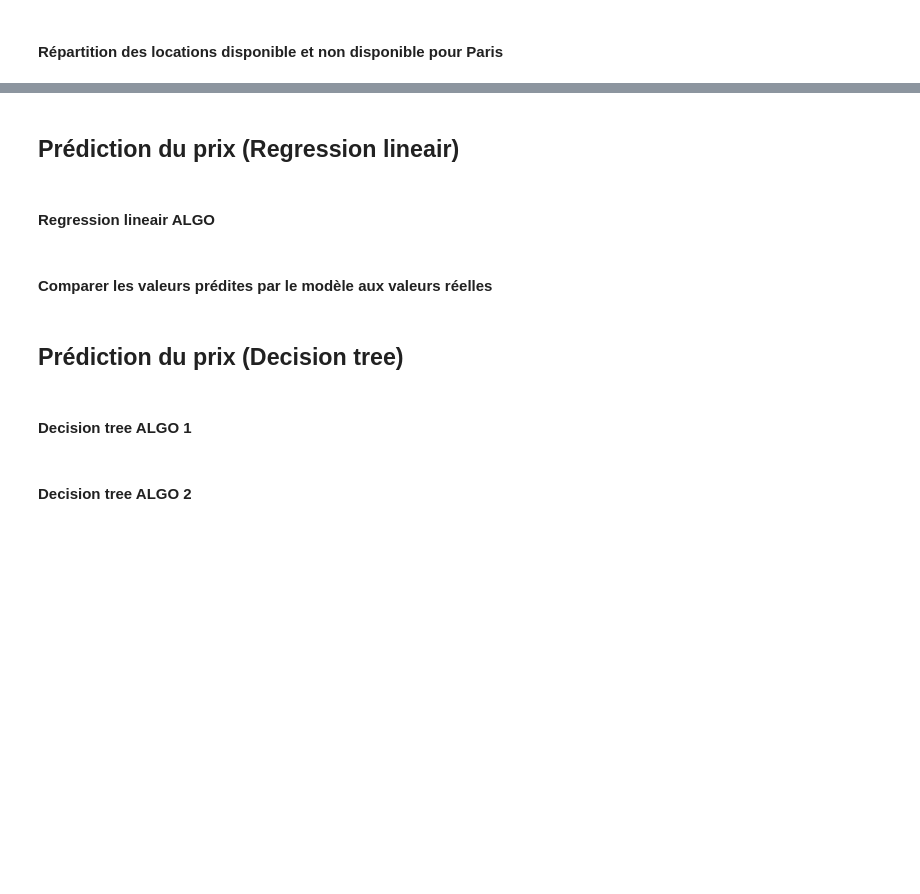
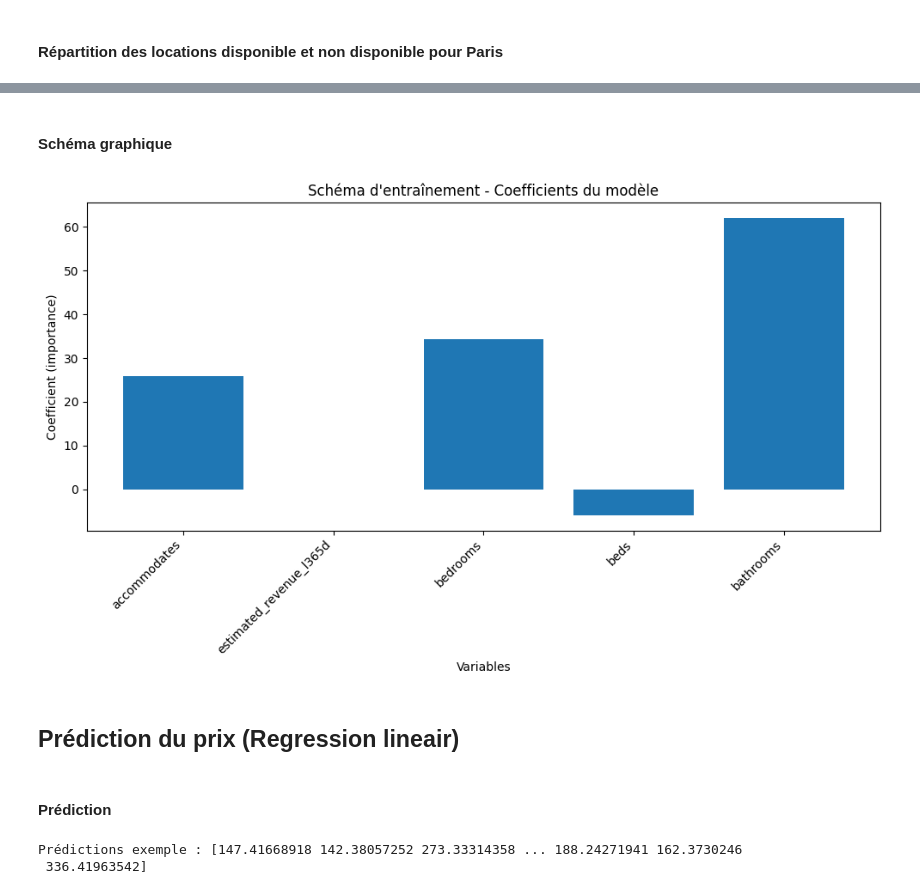
Before and after one commit to AlexandreRochaQ/projet_airbnb, a Jupyter notebook: airbnb.ipynb, the cells around one changed output, grey strips where cells are left out. Saved outputs shown, nothing was run; the diff lists cells and outputs as text; code cells hidden in the pictures; blank space fills up the shorter version.

Commit message:
prédiction des prix

```diff
--- a/airbnb.ipynb
+++ b/airbnb.ipynb
@@ -33,0 +51,25 @@ Nombre de lignes : 84055
+# %%
+# Garder uniquement les colonnes numériques
+numeric_df = df.select_dtypes(include=["int64", "float64"])
+
+# Supprimer les colonnes qui contiennent uniquement des NaN
+numeric_df = numeric_df.dropna(axis=1, how='all')
+
+# Supprimer toutes les lignes contenant des NaN
+numeric_df = numeric_df.dropna()
+
+# Calcul de corrélation avec la colonne "price"
+correlations = numeric_df.corr()["price"].sort_values(ascending=False)
+
+# Supprimer les corrélations NaN
+correlations = correlations.dropna()
+
+print(f"Corrélations : {correlations}")
+
+# Sélection des colonnes pertinentes (corrélation > 0.2)
+colonnes_pertinente = correlations[abs(correlations) > 0.2].index.tolist()
+
+# On retire price de la liste si présent
+colonnes_pertinente.remove("price")
+print("==============")
+print(f"Colonnes pertinentes : {colonnes_pertinente}")
@@ -47,0 +108,6 @@ Nombre de lignes : 84055
+# %%
+# Nettoyer df en supprimant les lignes avec des NaN dans les colonnes pertinentes
+df_clean = df[colonnes_pertinente + ["price"]].dropna()
+
+X = df_clean[colonnes_pertinente]
+y = df_clean["price"]
@@ -47,0 +116,2 @@ Nombre de lignes : 84055
+# %%
+X_train, X_test, y_train, y_test = train_test_split(X, y, test_size=0.2, random_state=42)
@@ -47,0 +120,3 @@ Nombre de lignes : 84055
+# %%
+model = LinearRegression()
+model.fit(X_train, y_train)
@@ -50,12 +142,23 @@ Nombre de lignes : 84055
+# %% [markdown]
+#### Schéma graphique
+# %%
+plt.figure(figsize=(10, 6))
+plt.bar(colonnes_pertinente, model.coef_)
+plt.xticks(rotation=45, ha="right")
+plt.title("Schéma d'entraînement - Coefficients du modèle")
+plt.xlabel("Variables")
+plt.ylabel("Coefficient (importance)")
+plt.tight_layout()
+plt.show()
+# %% [output]
+[figure, added]
 # %% [markdown]
 ## Prédiction du prix (Regression lineair)
 # %% [markdown]
-#### Regression lineair ALGO
+#### Prédiction
-# %% [markdown]
-#### Comparer les valeurs prédites par le modèle aux valeurs réelles
-# %% [markdown]
-## Prédiction du prix (Decision tree)
-# %% [markdown]
-#### Decision tree ALGO 1
-# %% [markdown]
-#### Decision tree ALGO 2
+# %%
+y_pred = model.predict(X)
+print("Prédictions exemple :", y_pred)
+# %% [output]
+Prédictions exemple : [147.41668918 142.38057252 273.33314358 ... 188.24271941 162.3730246
+ 336.41963542]
```
Also changed, not shown: parts of 18 cells of this notebook.
